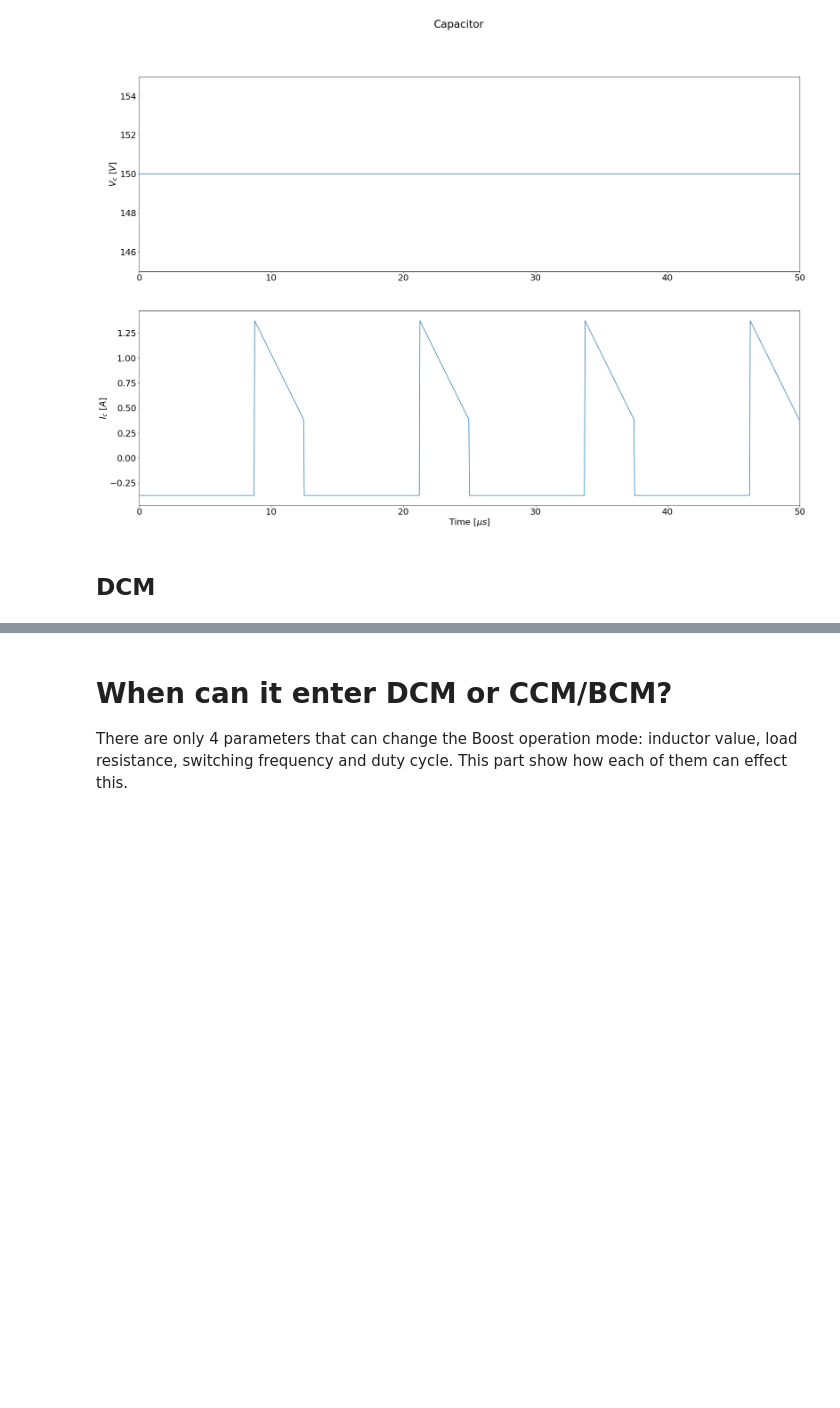
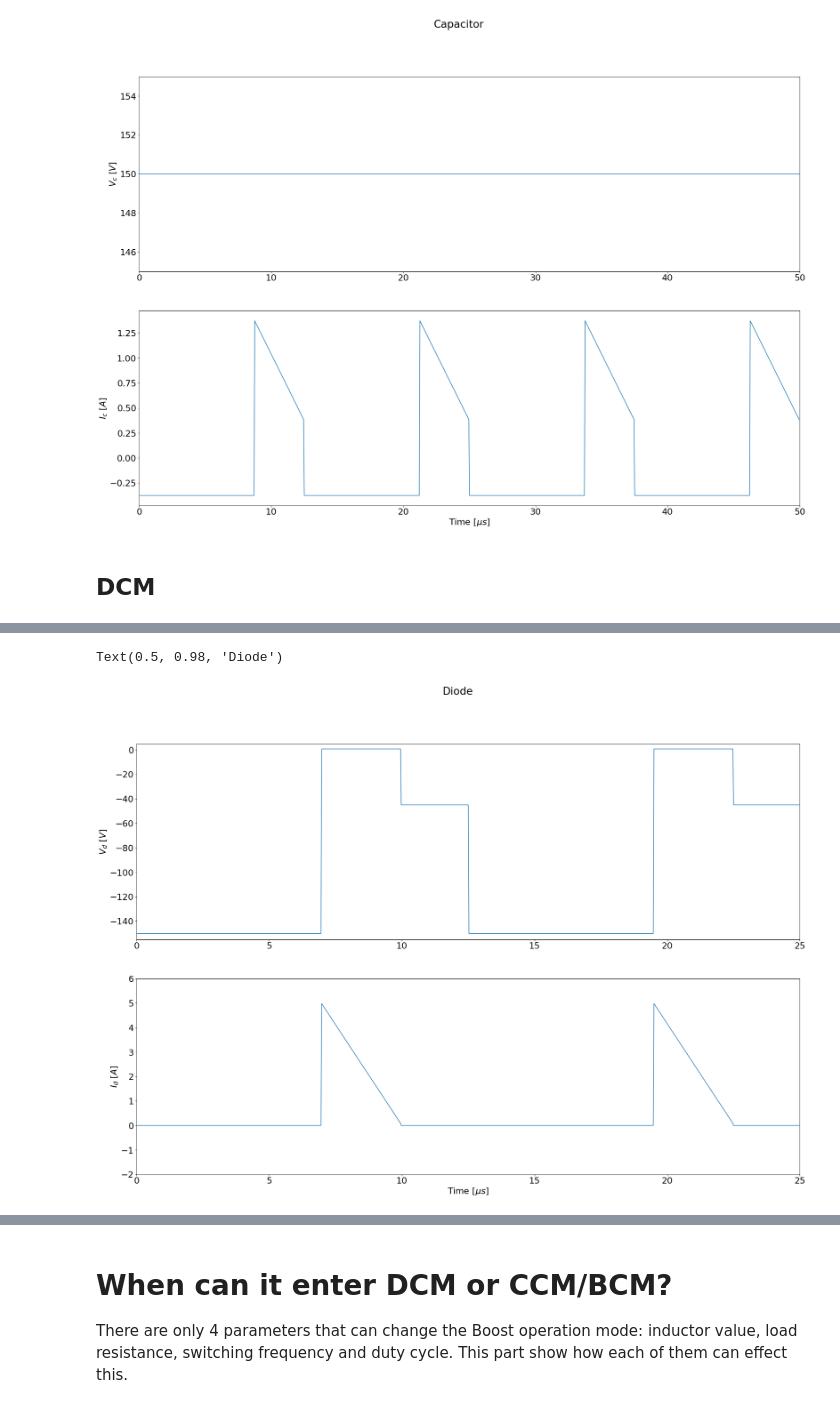
Before and after one commit to HDialani/Boost-converter, a Jupyter notebook: Basics_of_boost_converter/Basics_of_Boost_converter.ipynb, the cells around one changed output, grey strips where cells are left out. Saved outputs shown, nothing was run; the diff lists cells and outputs as text; code cells hidden in the pictures; blank space fills up the shorter version.

```diff
--- a/Basics_of_boost_converter/Basics_of_Boost_converter.ipynb
+++ b/Basics_of_boost_converter/Basics_of_Boost_converter.ipynb
@@ -271,0 +349,20 @@ plt.show()
+# %%
+Vd=0.7
+# %%
+V_d=[]
+for i in range(N):
+    V_intermediate1=np.array(np.ones(len(np.arange(0,D*Ts,N*Ts/S)))*-V_out)
+    V_d.extend(V_intermediate1)
+    V_intermediate2=np.array(np.ones(len(np.arange(Ts/S,(Delta1)*Ts,N*Ts/S)))*(Vd))
+    V_d.extend(V_intermediate2)
+    V_intermediate3=np.array(np.ones(len(np.arange(Ts/S,(1-D-Delta1)*Ts,N*Ts/S)))*(-V_in))
+    V_d.extend(V_intermediate3)
+
+I_d=[]
+for i in range(N):
+    I_intermediate1=np.array(np.arange(0,D*Ts,N*Ts/S)* 0)
+    I_d.extend(I_intermediate1)
+    I_intermediate2=np.array(2*I_ripple-(np.arange(Ts/S,(Delta1)*Ts,N*Ts/S))* 2 * I_ripple /((1-D-Delta1+0.04) * Ts) )
+    I_d.extend(I_intermediate2)
+    I_intermediate3=np.array((np.arange(Ts/S,(1-D-Delta1)*Ts,N*Ts/S))* 0)
+    I_d.extend(I_intermediate3)
@@ -271,0 +372,21 @@ plt.show()
+# %%
+plt.figure(2)
+plt.rcParams['figure.figsize'] = [30, 20]
+plt.rcParams.update({'font.size': 22})
+plt.subplot(211)
+plt.plot(1e6 * X, V_d)
+plt.xlim([0, N * 1e6 * Ts])
+plt.ylim([-V_out + -5, 5])
+# plt.xlabel('Time [$\mu s$]')
+plt.ylabel('$V_{d}$ [$V$]')
+
+plt.subplot(212)
+plt.plot(1e6 * X, I_d)
+plt.xlim([0, N * 1e6 * Ts])
+plt.ylim([-2, (2*I_ripple)+1 ])
+plt.xlabel('Time [$\mu s$]')
+plt.ylabel('$I_{d}$ [$A$]')
+plt.suptitle('Diode')
+# %% [output]
+Text(0.5, 0.98, 'Diode')
+[figure, added]
```
Also changed, not shown: parts of 19 cells of this notebook.
